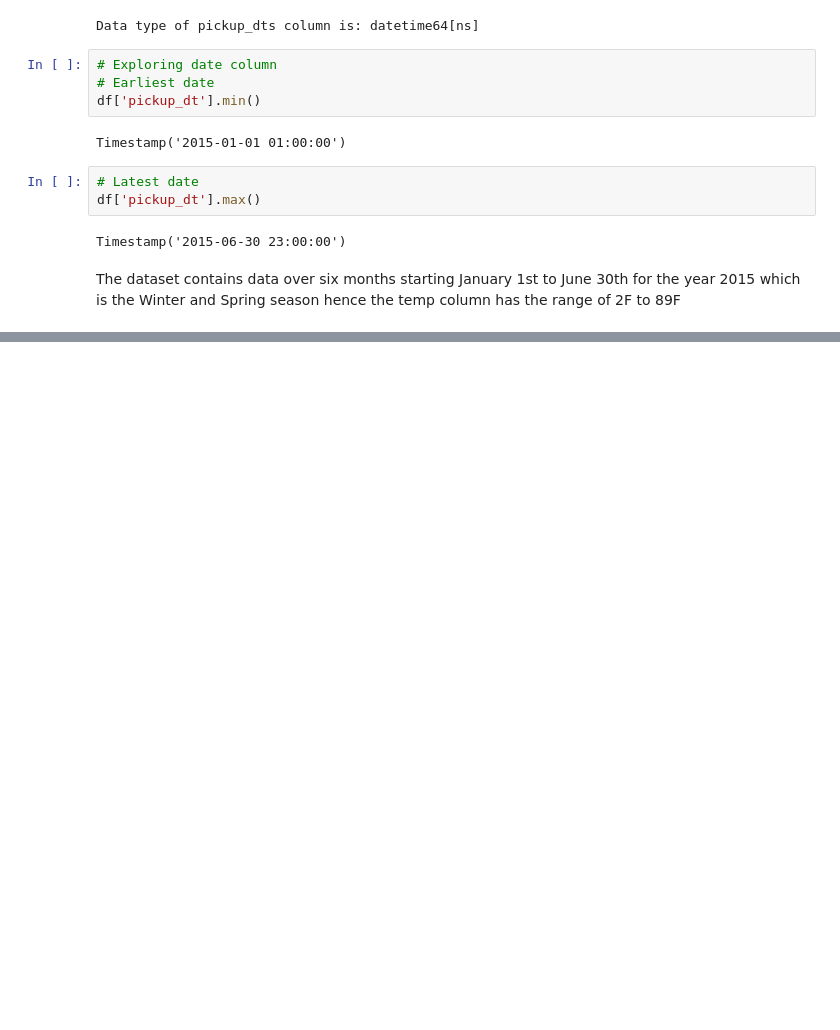
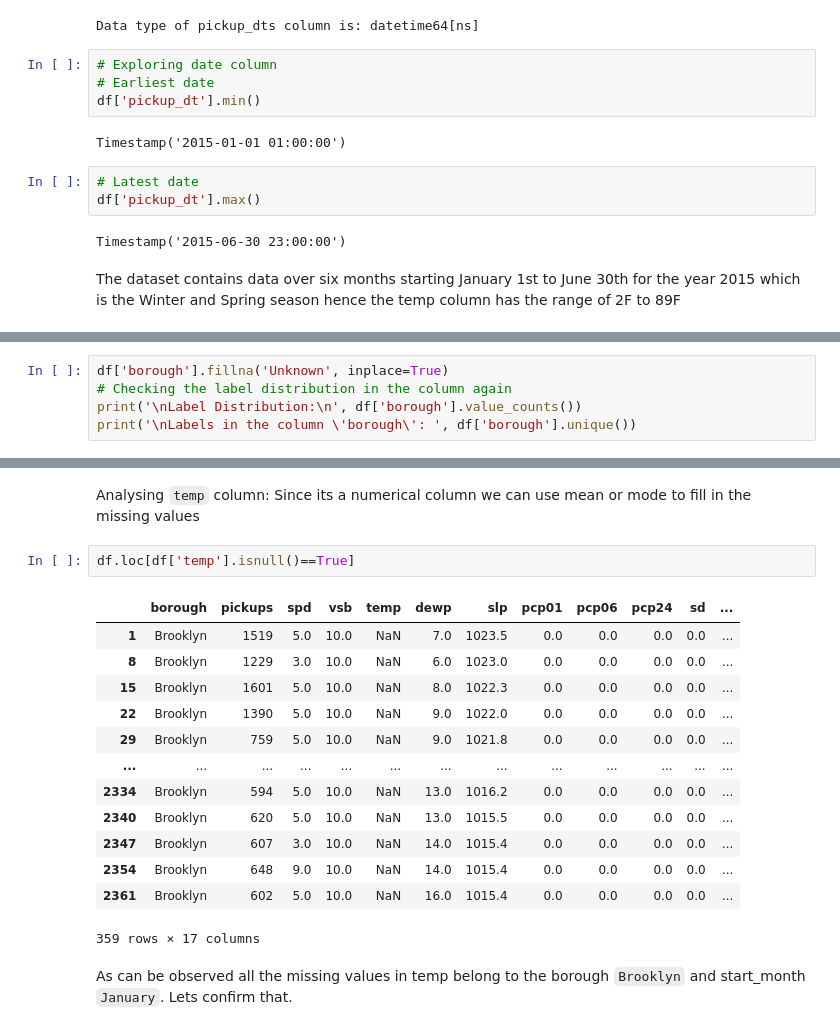
Before and after one commit to sanyassyed/EDA, a Jupyter notebook: eda.ipynb, the cells around one changed output, grey strips where cells are left out. Saved outputs shown, nothing was run; the diff lists cells and outputs as text; blank space fills up the shorter version.

```diff
--- a/eda.ipynb
+++ b/eda.ipynb
@@ -147,0 +242,5 @@ The dataset contains data over six months starting January 1st to June 30th for
+# %%
+df['borough'].fillna('Unknown', inplace=True)
+# Checking the label distribution in the column again
+print('\nLabel Distribution:\n', df['borough'].value_counts())
+print('\nLabels in the column \'borough\': ', df['borough'].unique())
@@ -147,0 +259,21 @@ The dataset contains data over six months starting January 1st to June 30th for
+# %% [markdown]
+Analysing `temp` column:
+Since its a numerical column we can use mean or mode to fill in the missing values
+# %%
+df.loc[df['temp'].isnull()==True]
+# %% [output]
+|  | borough | pickups | spd | vsb | temp | dewp | slp | pcp01 | pcp06 | pcp24 | sd | ... |
+| 1 | Brooklyn | 1519 | 5.0 | 10.0 | NaN | 7.0 | 1023.5 | 0.0 | 0.0 | 0.0 | 0.0 | ... |
+| 8 | Brooklyn | 1229 | 3.0 | 10.0 | NaN | 6.0 | 1023.0 | 0.0 | 0.0 | 0.0 | 0.0 | ... |
+| 15 | Brooklyn | 1601 | 5.0 | 10.0 | NaN | 8.0 | 1022.3 | 0.0 | 0.0 | 0.0 | 0.0 | ... |
+| 22 | Brooklyn | 1390 | 5.0 | 10.0 | NaN | 9.0 | 1022.0 | 0.0 | 0.0 | 0.0 | 0.0 | ... |
+| 29 | Brooklyn | 759 | 5.0 | 10.0 | NaN | 9.0 | 1021.8 | 0.0 | 0.0 | 0.0 | 0.0 | ... |
+| ... | ... | ... | ... | ... | ... | ... | ... | ... | ... | ... | ... | ... |
+| 2334 | Brooklyn | 594 | 5.0 | 10.0 | NaN | 13.0 | 1016.2 | 0.0 | 0.0 | 0.0 | 0.0 | ... |
+| 2340 | Brooklyn | 620 | 5.0 | 10.0 | NaN | 13.0 | 1015.5 | 0.0 | 0.0 | 0.0 | 0.0 | ... |
+| 2347 | Brooklyn | 607 | 3.0 | 10.0 | NaN | 14.0 | 1015.4 | 0.0 | 0.0 | 0.0 | 0.0 | ... |
+| 2354 | Brooklyn | 648 | 9.0 | 10.0 | NaN | 14.0 | 1015.4 | 0.0 | 0.0 | 0.0 | 0.0 | ... |
+| 2361 | Brooklyn | 602 | 5.0 | 10.0 | NaN | 16.0 | 1015.4 | 0.0 | 0.0 | 0.0 | 0.0 | ... |
+359 rows × 17 columns
+# %% [markdown]
+As can be observed all the missing values in temp belong to the borough `Brooklyn` and start_month `January`. Lets confirm that.
```
Also changed, not shown: parts of 13 cells of this notebook.
